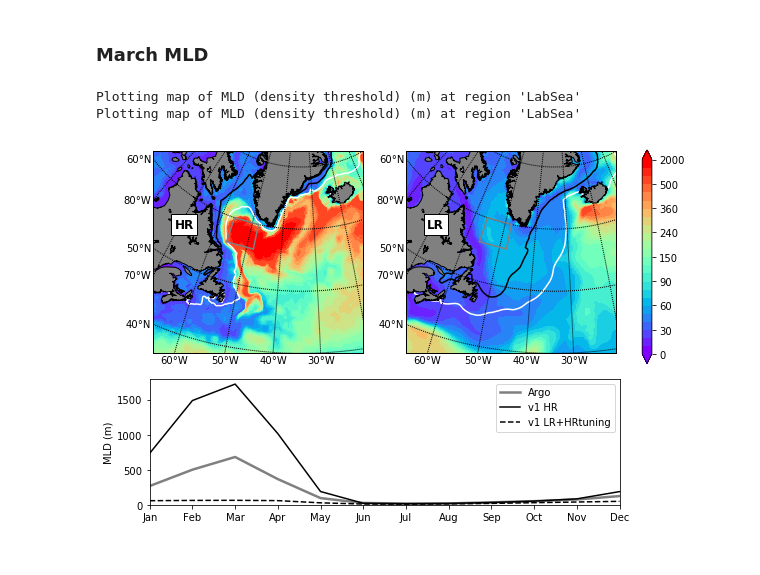
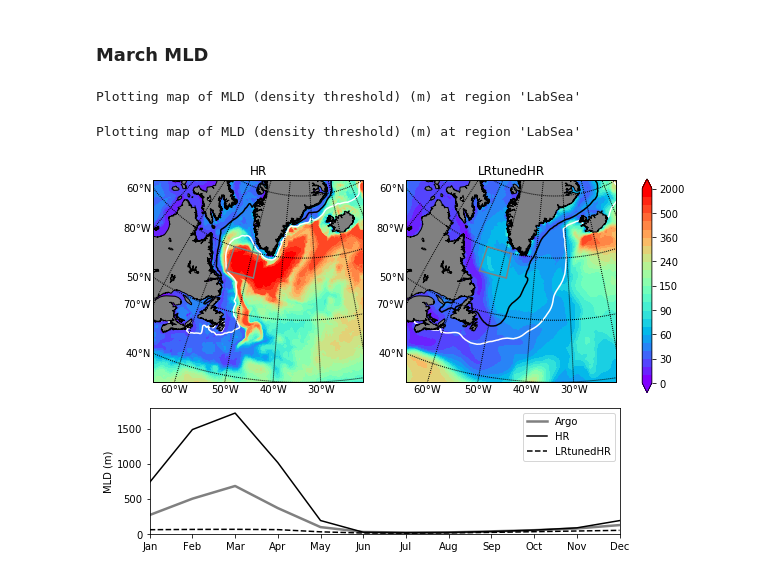
Before and after one commit to qingli411/mpasanalysis, a Jupyter notebook: plot_LabSea_MLD_all.ipynb, the cells around one changed output. Saved outputs shown, nothing was run; the diff lists cells and outputs as text; code cells hidden in the pictures.

```diff
--- a/plot_LabSea_MLD_all.ipynb
+++ b/plot_LabSea_MLD_all.ipynb
@@ -16,8 +16,8 @@ def plot_mld_ice(mpaso_mld, mpascice_icearea, label=None, axis=None):
     if axis is None:
         axis = plt.gca()
     m, fig = mpaso_mld.plot(region='LabSea', ptype='contourf', axis=axis,
-                       levels=levels, label=label,
-                       add_colorbar=False, add_title=False)
+                       levels=levels, title=label,
+                       add_colorbar=False)
     mpascice_icearea.overlay(m, axis=axis, levels=[0.15, 0.85], cmap='bone_r')
     robj = region_latlon('LabSea_SD1')
     m.drawgreatcircle(robj.lon_ll, robj.lat_ll, robj.lon_ll, robj.lat_ur, color='gray')
@@ -55,37 +55,37 @@ mpaso_mld_lr = MPASOMap().load(path_mld_lr)
 mpascice_icearea_lr = MPASCICEMap().load(path_ice_lr)
 
 m, im0 = plot_mld_ice(mpaso_mld_hr, mpascice_icearea_hr, label='HR', axis=ax1)
-plot_mld_ice(mpaso_mld_lr, mpascice_icearea_lr, label='LR', axis=ax2)
+plot_mld_ice(mpaso_mld_lr, mpascice_icearea_lr, label='LRtunedHR', axis=ax2)
 
 mon_mld_hr = np.load(path_ts_hr)
 mon_mld_lr = np.load(path_ts_lr)
 mon_mld_obs = np.load(path_ts_obs)
 mld_hr = mon_mld_hr['mld']
 mld_lr = mon_mld_lr['mld']
 mld_obs = mon_mld_obs['mld']
 time = np.linspace(1,12,12)
 mon_xticks = [calendar.month_abbr[i+1] for i in np.arange(12)]
 ax3.plot(time, mld_obs, '-', color='gray', linewidth=2.5, label='Argo')
-ax3.plot(time, mld_hr, '-k', linewidth=1.5, label='v1 HR')
-ax3.plot(time, mld_lr, '--k', linewidth=1.5, label='v1 LR+HRtuning')
+ax3.plot(time, mld_hr, '-k', linewidth=1.5, label='HR')
+ax3.plot(time, mld_lr, '--k', linewidth=1.5, label='LRtunedHR')
 plt.setp(ax3, xticks=time, xticklabels=mon_xticks)
 ax3.set_xlim([1,12])
 ax3.set_ylim([0,1800])
 ax3.plot(time, np.zeros(time.size), '-k', linewidth=0.5)
 ax3.set_ylabel('MLD (m)')
 ax3.legend(loc=1)
 
 cax0 = plt.axes([0.80, 0.41, 0.1, 0.49])
 cax0.set_visible(False)
 cb0 = plt.colorbar(im0, ax=cax0)
 # cb0.formatter.set_powerlimits((-2, 3))
 cb0.update_ticks()
 
 # save figure
 figname = fig_root+'/LabSea_climo_03_dThreshMLD_ice_all.png'
 fig.savefig(figname, dpi = 300)
 # plt.close(fig)
 # %% [output]
 Plotting map of MLD (density threshold) (m) at region 'LabSea'
-Plotting map of MLD (density threshold) (m) at region 'LabSea'
+Plotting map of MLD (density threshold) (m) at region 'LabSea'
-[figure, old version]
+[figure, new version]
```
Also changed, not shown: 2 other files.
